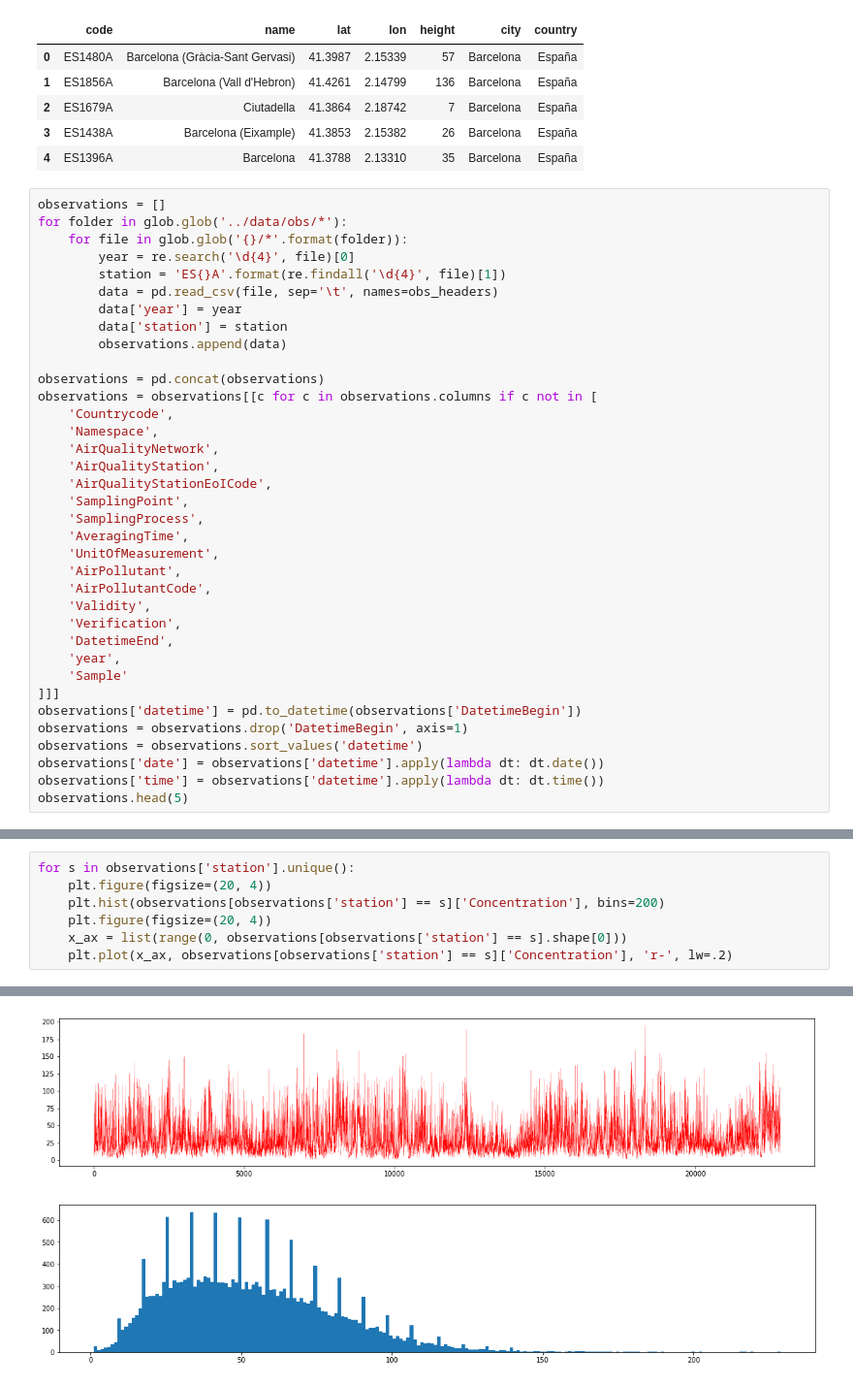
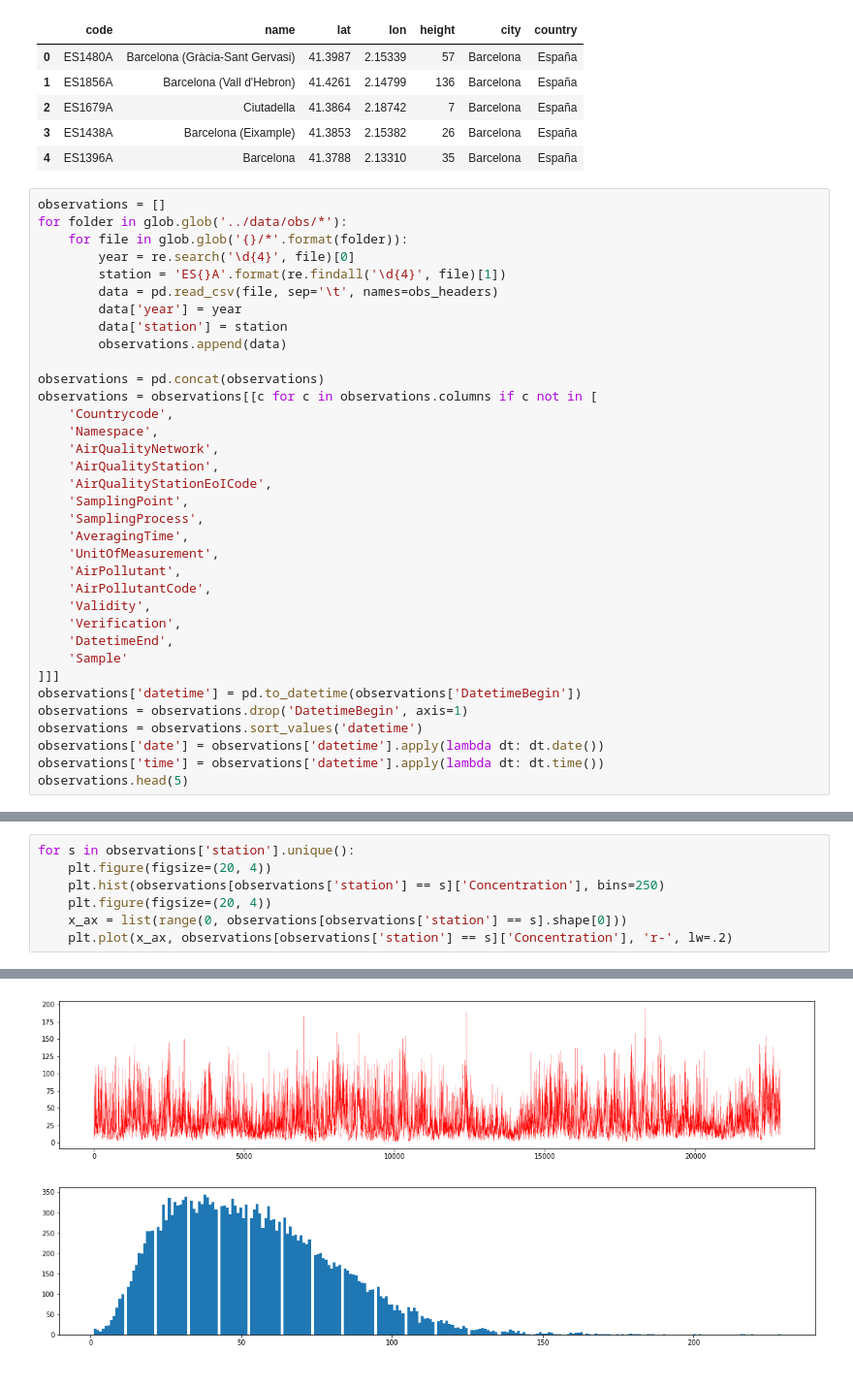
Before and after one commit to javiermas/BCNAirQualityDatathon, a Jupyter notebook: notebooks/Jonas_1.ipynb, the cells around one changed output, grey strips where cells are left out. Shown at 97% size. Cells and saved outputs as stored; diff of their text form.

```diff
--- a/notebooks/Jonas_1.ipynb
+++ b/notebooks/Jonas_1.ipynb
@@ -64,7 +68,6 @@ observations = observations[[c for c in observations.columns if c not in [
     'Validity',
     'Verification',
     'DatetimeEnd',
-    'year',
     'Sample'
 ]]]
 observations['datetime'] = pd.to_datetime(observations['DatetimeBegin'])
@@ -126,7 +163,7 @@ observations.groupby(['station']).agg({
 # %%
 for s in observations['station'].unique():
     plt.figure(figsize=(20, 4))
-    plt.hist(observations[observations['station'] == s]['Concentration'], bins=200)
+    plt.hist(observations[observations['station'] == s]['Concentration'], bins=250)
     plt.figure(figsize=(20, 4))
     x_ax = list(range(0, observations[observations['station'] == s].shape[0]))
     plt.plot(x_ax, observations[observations['station'] == s]['Concentration'], 'r-', lw=.2)
@@ -135,3 +172,3 @@ for s in observations['station'].unique():
 [figure]
-[figure, old version]
+[figure, new version]
 [figure]
```
Also changed, not shown: parts of 8 cells of this notebook.
